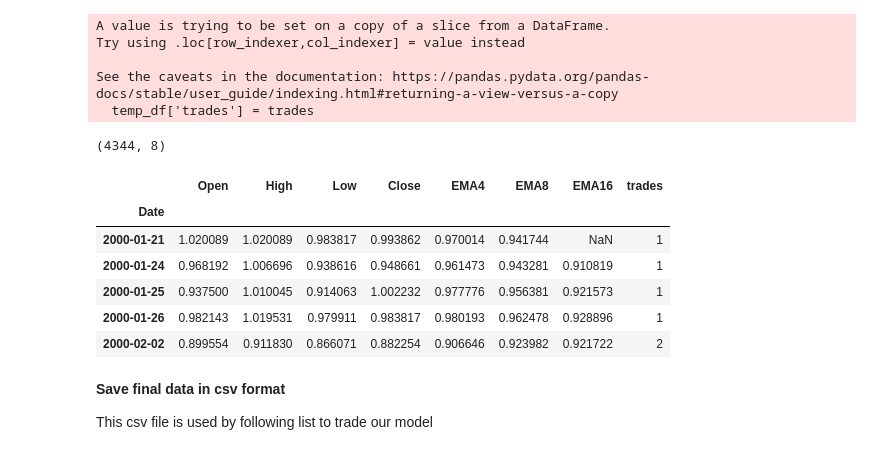
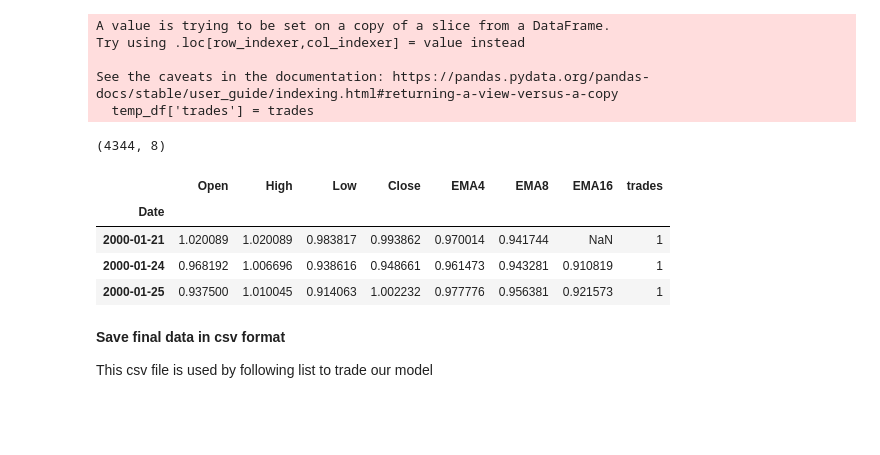
Before and after one commit to Philippe-cz/Stock-Price-Prediction-by-CNN-LSTM-DNN-model, a Jupyter notebook: 01_AAPL_S1_Load_Data.ipynb, the cells around one changed output. Saved outputs shown, nothing was run; the diff lists cells and outputs as text; code cells hidden in the pictures; blank space fills up the shorter version.

```diff
--- a/01_AAPL_S1_Load_Data.ipynb
+++ b/01_AAPL_S1_Load_Data.ipynb
@@ -130,16 +136,14 @@ See the caveats in the documentation: https://pandas.pydata.org/pandas-docs/stab
   temp_df['trades'] = trades
 # %%
 print(final_df.shape)
-final_df.head()
+final_df.head(3)
 # %% [output]
 (4344, 8)
 |  | Open | High | Low | Close | EMA4 | EMA8 | EMA16 | trades |
 | Date |  |  |  |  |  |  |  |  |
 | 2000-01-21 | 1.020089 | 1.020089 | 0.983817 | 0.993862 | 0.970014 | 0.941744 | NaN | 1 |
 | 2000-01-24 | 0.968192 | 1.006696 | 0.938616 | 0.948661 | 0.961473 | 0.943281 | 0.910819 | 1 |
 | 2000-01-25 | 0.937500 | 1.010045 | 0.914063 | 1.002232 | 0.977776 | 0.956381 | 0.921573 | 1 |
-| 2000-01-26 | 0.982143 | 1.019531 | 0.979911 | 0.983817 | 0.980193 | 0.962478 | 0.928896 | 1 |
-| 2000-02-02 | 0.899554 | 0.911830 | 0.866071 | 0.882254 | 0.906646 | 0.923982 | 0.921722 | 2 |
 # %% [markdown]
 <b>Save final data in csv format</b>
 
```
Also changed, not shown: parts of 1 cell of this notebook, 2 other files.
